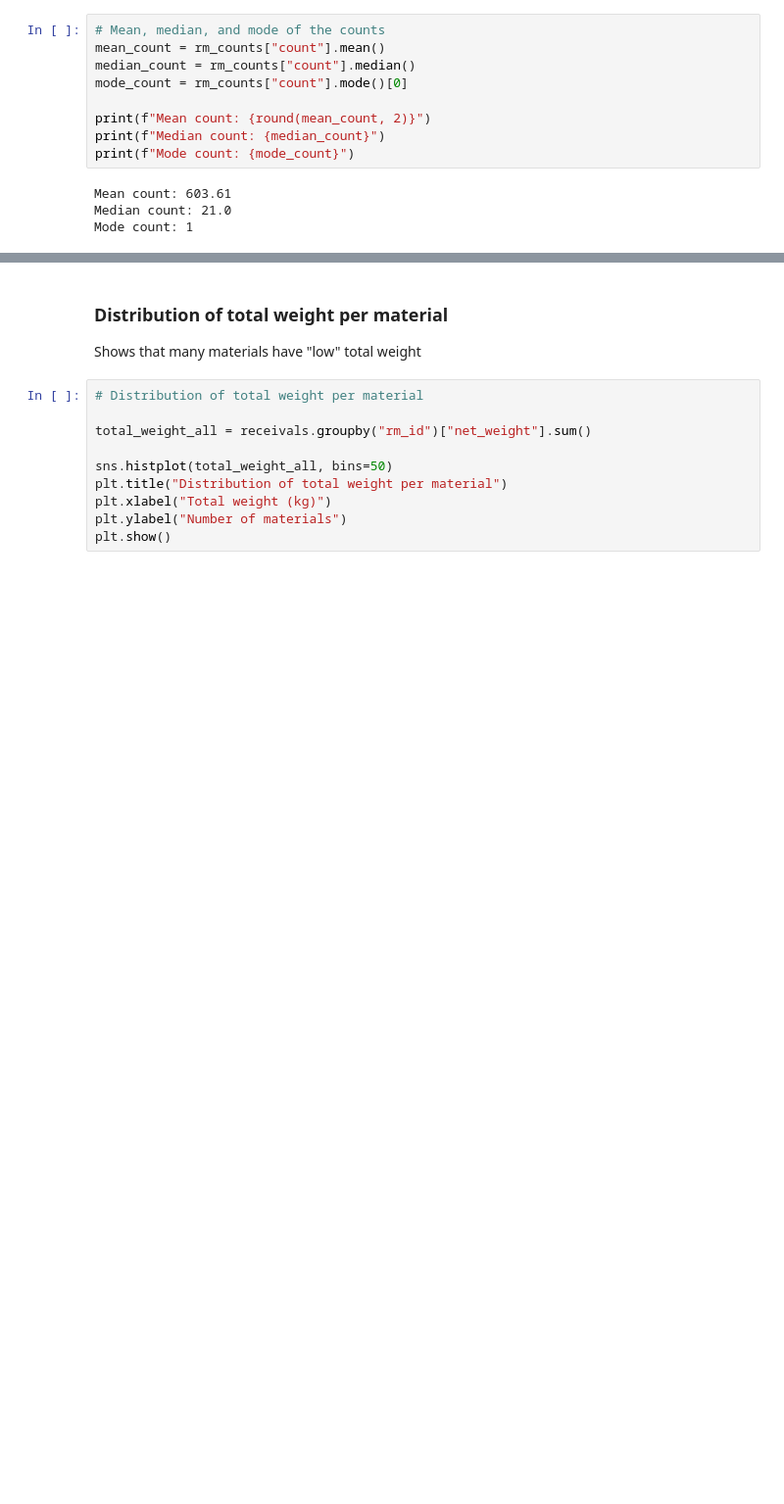
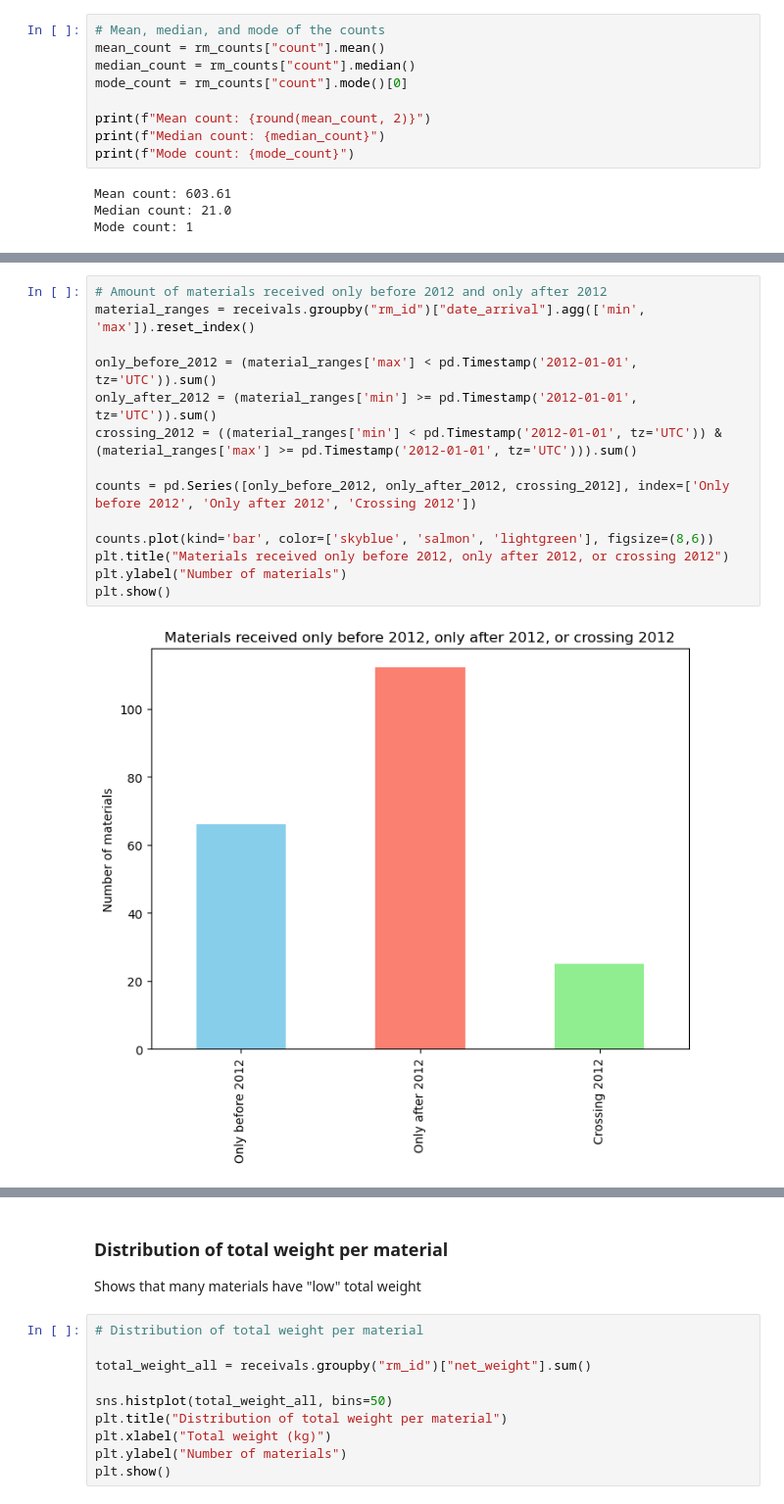
Before and after one commit to almaanthonisen/TDT4173-Machine-Learning, a Jupyter notebook: notebooks/dev/EDA.ipynb, the cells around one changed output, grey strips where cells are left out. Shown at 98% size. Drawn from its saved outputs; the diff is of its cells as text; blank space fills up the shorter version.

```diff
--- a/notebooks/dev/EDA.ipynb
+++ b/notebooks/dev/EDA.ipynb
@@ -188,0 +204,16 @@ Mode count: 1
+# %%
+# Amount of materials received only before 2012 and only after 2012
+material_ranges = receivals.groupby("rm_id")["date_arrival"].agg(['min', 'max']).reset_index()
+
+only_before_2012 = (material_ranges['max'] < pd.Timestamp('2012-01-01', tz='UTC')).sum()
+only_after_2012 = (material_ranges['min'] >= pd.Timestamp('2012-01-01', tz='UTC')).sum()
+crossing_2012 = ((material_ranges['min'] < pd.Timestamp('2012-01-01', tz='UTC')) & (material_ranges['max'] >= pd.Timestamp('2012-01-01', tz='UTC'))).sum()
+
+counts = pd.Series([only_before_2012, only_after_2012, crossing_2012], index=['Only before 2012', 'Only after 2012', 'Crossing 2012'])
+
+counts.plot(kind='bar', color=['skyblue', 'salmon', 'lightgreen'], figsize=(8,6))
+plt.title("Materials received only before 2012, only after 2012, or crossing 2012")
+plt.ylabel("Number of materials")
+plt.show()
+# %% [output]
+[figure, added]
```
Also changed, not shown: parts of 14 cells of this notebook, 1 other file.
